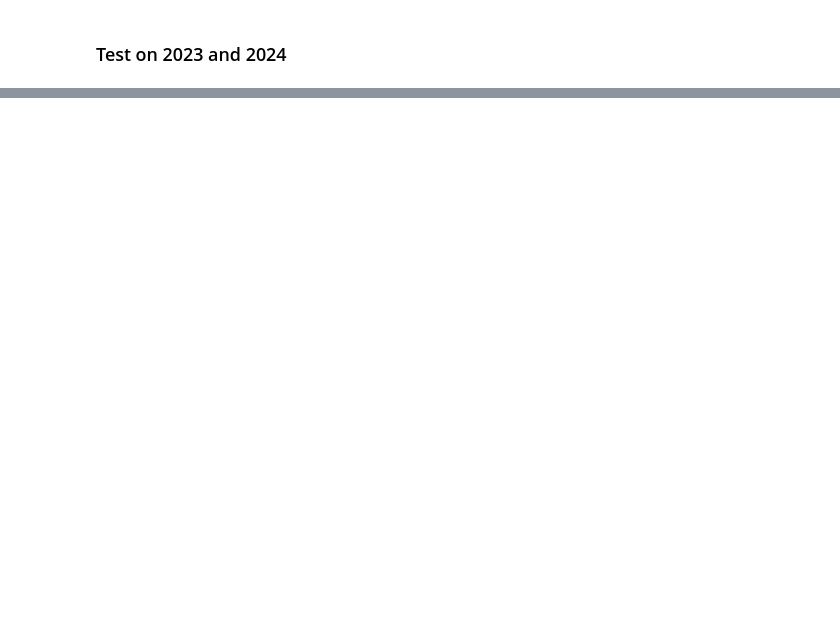
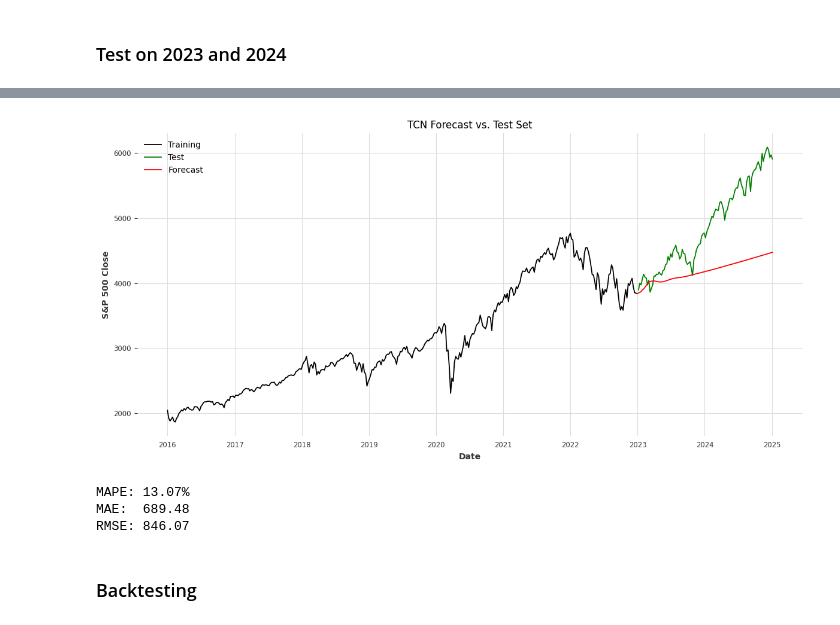
Before and after one commit to Isra3750/Time_series_forecasting_eval_SP500, a Jupyter notebook: Sp500/TCN_sp500.ipynb, the cells around one changed output, grey strips where cells are left out. Cells and saved outputs as stored; diff of their text form; code cells hidden in the pictures; blank space fills up the shorter version.

```diff
--- a/Sp500/TCN_sp500.ipynb
+++ b/Sp500/TCN_sp500.ipynb
@@ -126,0 +199,17 @@ RMSE: 542.83
+# %%
+# fit and forecast
+h = len(test_ts_2)
+
+model.fit(
+    train_scaled_2,
+    past_covariates=train_cov_s_2,
+    verbose=True
+)
+
+forecast_scaled = model.predict(
+    n=h,
+    series=train_scaled_2,
+    past_covariates=full_cov_scaled_2
+)
+
+forecast_2 = scaler.inverse_transform(forecast_scaled)
@@ -126,0 +243,27 @@ RMSE: 542.83
+# %%
+# get only the part of train_ts from 2016-01-01 onward
+train_slice_2 = train_ts_2.slice(pd.Timestamp("2016-01-01"), train_ts_2.end_time())
+
+# plot train, test, and forecast
+plt.figure(figsize=(12, 6))
+plt.plot(train_slice_2.time_index, train_slice_2.values(), label="Training")
+plt.plot(test_ts_2.time_index, test_ts_2.values(), label="Test", color="green")
+plt.plot(forecast_2.time_index, forecast_2.values(), label="Forecast", color="red")
+
+plt.title("TCN Forecast vs. Test Set")
+plt.xlabel("Date")
+plt.ylabel("S&P 500 Close")
+plt.legend()
+plt.tight_layout()
+plt.show()
+
+print(f"MAPE: {mape(test_ts_2, forecast_2):.2f}%")
+print(f"MAE:  {mae(test_ts_2, forecast_2):.2f}")
+print(f"RMSE: {rmse(test_ts_2, forecast_2):.2f}\n")
+# %% [output]
+[figure, added]
+MAPE: 13.07%
+MAE:  689.48
+RMSE: 846.07
+# %% [markdown]
+### Backtesting
```
Also changed, not shown: parts of 9 cells of this notebook, 6 other files.
